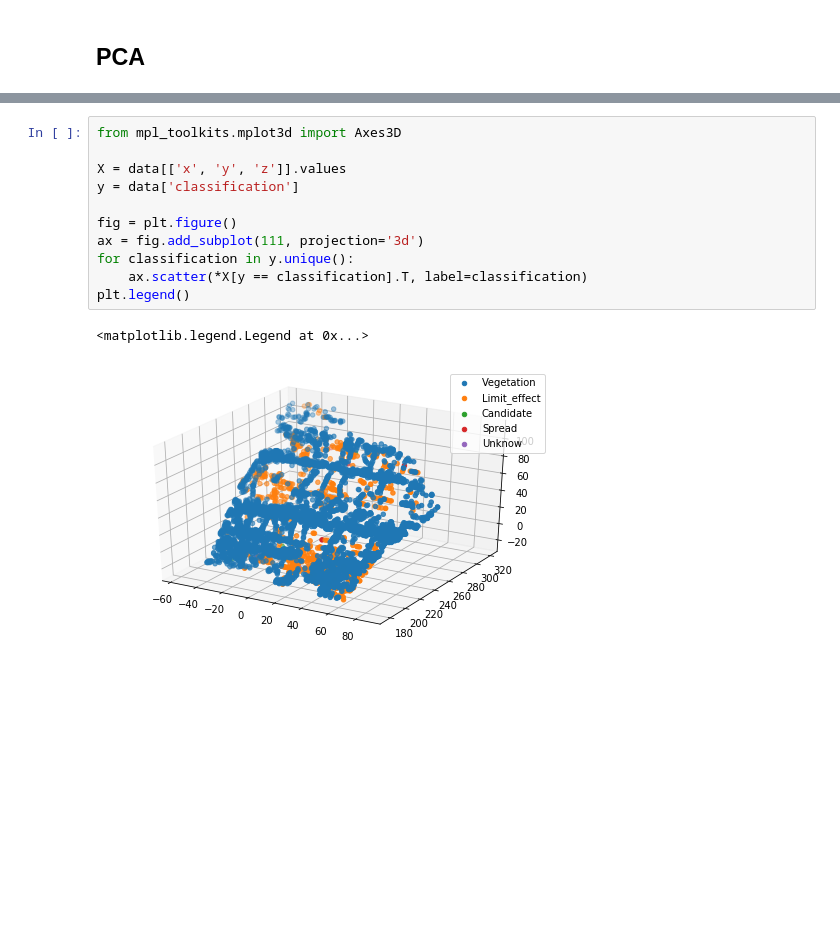
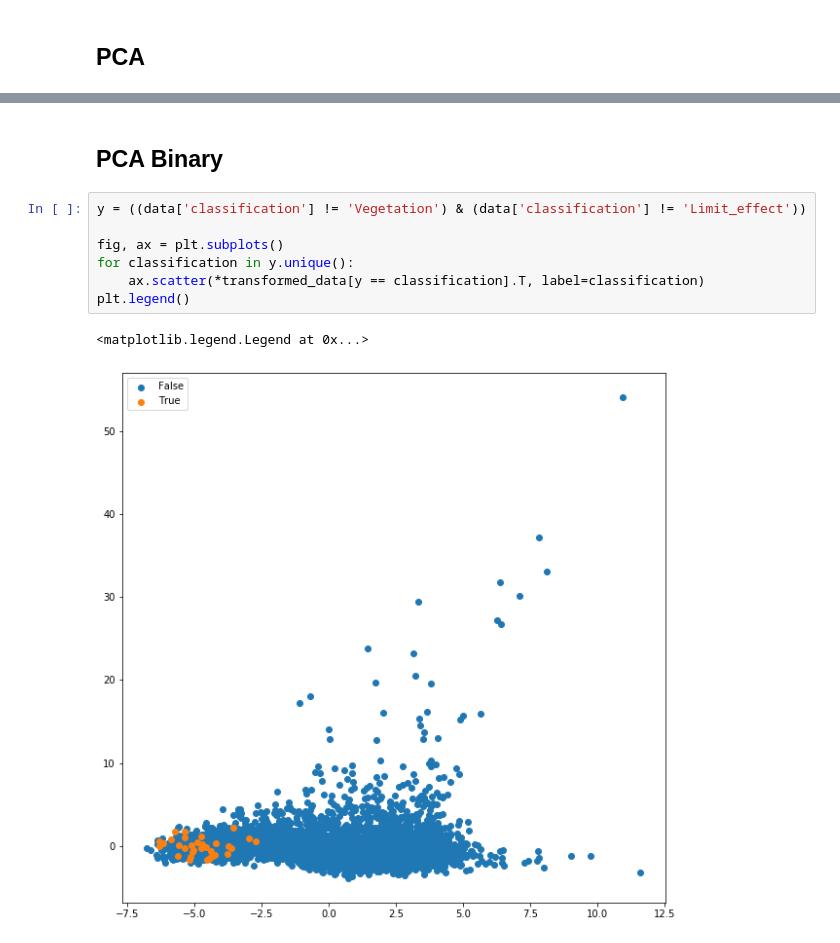
Before and after one commit to nicolaspascual/point-cloud-learn, a Jupyter notebook: notebooks/1-Cluster initial analysis.ipynb, the cells around one changed output, grey strips where cells are left out. Saved outputs shown, nothing was run; the diff lists cells and outputs as text; blank space fills up the shorter version.

```diff
--- a/notebooks/1-Cluster initial analysis.ipynb
+++ b/notebooks/1-Cluster initial analysis.ipynb
@@ -127,14 +127,12 @@ plt.legend()
+# %% [markdown]
+## PCA Binary
 # %%
-from mpl_toolkits.mplot3d import Axes3D
+y = ((data['classification'] != 'Vegetation') & (data['classification'] != 'Limit_effect'))
 
-X = data[['x', 'y', 'z']].values
-y = data['classification']
-
-fig = plt.figure()
-ax = fig.add_subplot(111, projection='3d')
+fig, ax = plt.subplots()
 for classification in y.unique():
-    ax.scatter(*X[y == classification].T, label=classification)
+    ax.scatter(*transformed_data[y == classification].T, label=classification)
 plt.legend()
 # %% [output]
 <matplotlib.legend.Legend at 0x...>
-[figure, old version]
+[figure, new version]
```
Also changed, not shown: parts of 7 cells of this notebook, 4 other files.
